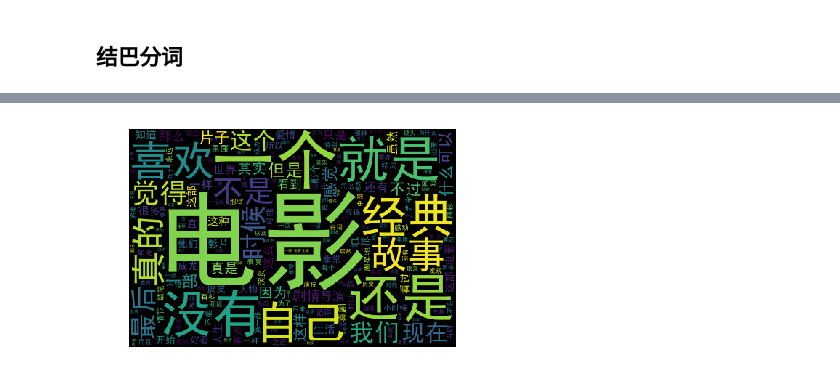
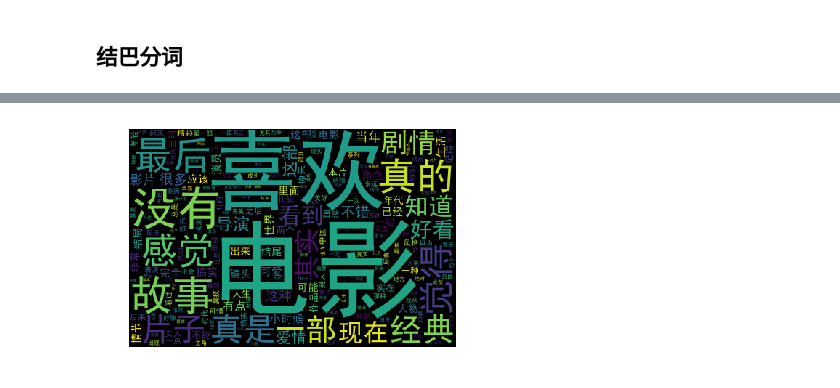
Before and after one commit to chloyee/FilmReviewAnalysis, a Jupyter notebook: 数据分析/豆瓣电影影评分析.ipynb, the cells around one changed output, grey strips where cells are left out. Drawn from its saved outputs; the diff is of its cells as text; code cells hidden in the pictures.

```diff
--- a/数据分析/豆瓣电影影评分析.ipynb
+++ b/数据分析/豆瓣电影影评分析.ipynb
@@ -8,4 +8,3 @@ import matplotlib.pyplot as plt
 # %%
-df = pd.read_csv(r"first9000.csv",encoding = 'utf-8',lineterminator="\n")
-df = df.drop('Unnamed: 0',axis=1)
-df.head()
+df = pd.read_csv(r"film8w5.csv",encoding = 'utf-8',lineterminator="\n")
+# df.head()
@@ -162,11 +93,11 @@ df
 # %%
-# 没用使用停用词的词云
-all_word = df['word'].str.cat()
+# 去除停用词的词云
+all_words = df['remove_stopwords'].str.cat()
 
 wc = WordCloud(width=450,height=300,max_font_size=150,font_path='SimHei.ttf')
-wc.generate_from_text(all_word)
+wc.generate_from_text(all_words)
 plt.imshow(wc)
 plt.axis('off')
 plt.show()
 # %% [output]
-[figure, old version]
+[figure, new version]
```
Also changed, not shown: parts of 29 cells of this notebook, 1 other file.
